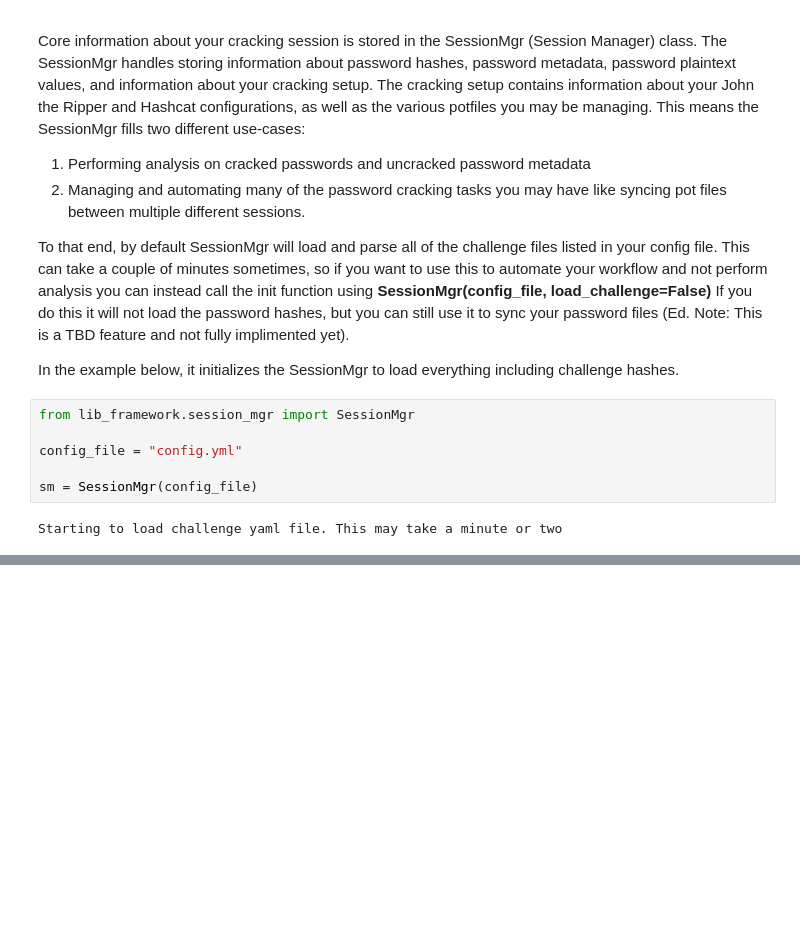
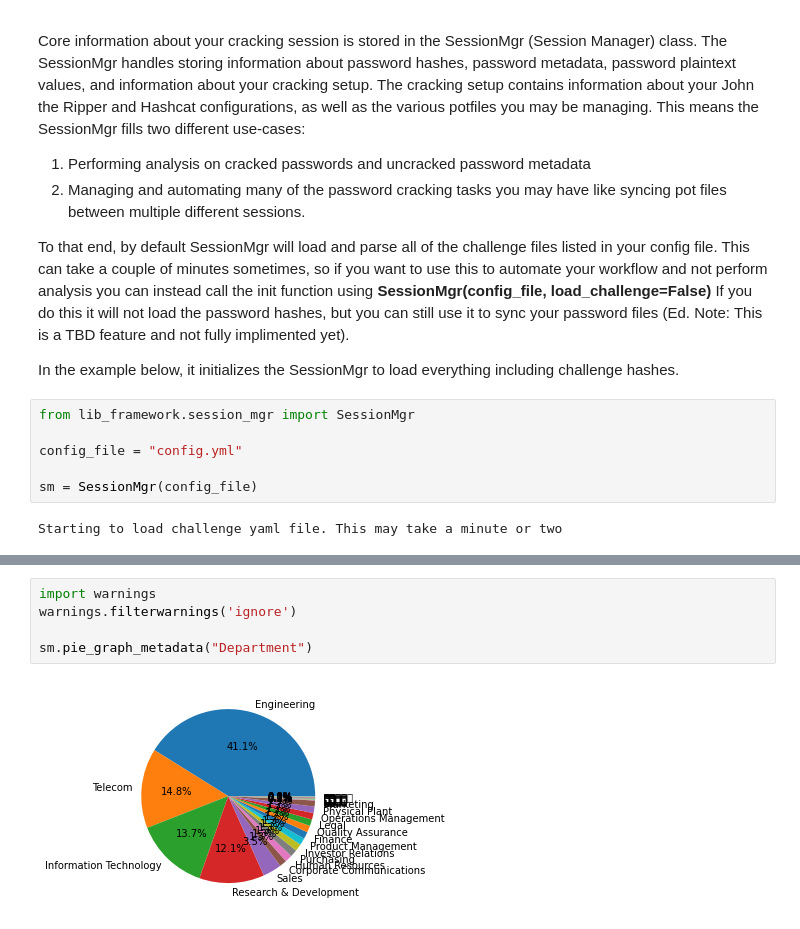
Before and after one commit to lakiw/Jupyter-Password-Cracking-Framework, a Jupyter notebook: CMIYC_2023_Example.ipynb, the cells around one changed output, grey strips where cells are left out. Drawn from its saved outputs; the diff is of its cells as text; blank space fills up the shorter version.

Commit message:
Added more documentation and more graphing functions

```diff
--- a/CMIYC_2023_Example.ipynb
+++ b/CMIYC_2023_Example.ipynb
@@ -59,0 +78,7 @@ sm.pie_graph_metadata("Department", False)
+# %%
+import warnings
+warnings.filterwarnings('ignore')
+
+sm.pie_graph_metadata("Department")
+# %% [output]
+[figure, added]
```
Also changed, not shown: parts of 14 cells of this notebook, 1 other file.
